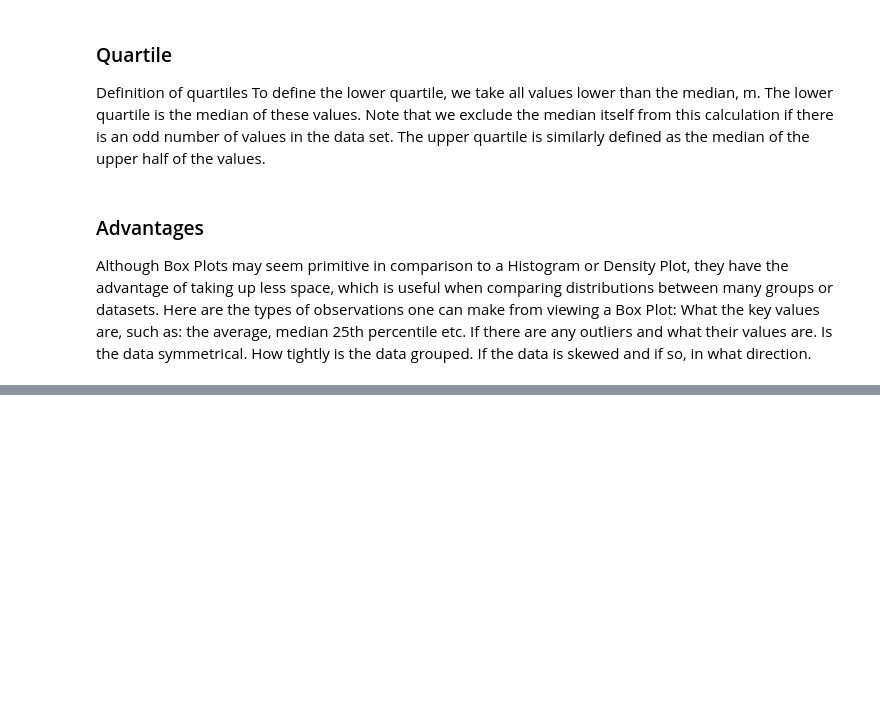
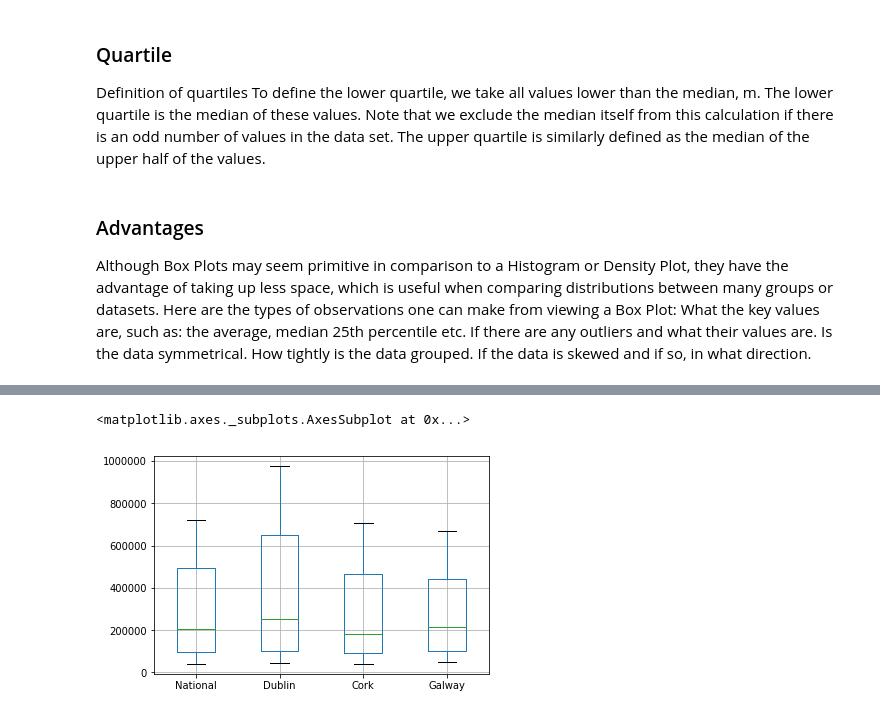
Before and after one commit to eamonnofarrell/Boxplot, a Jupyter notebook: BoxPlot_Project .ipynb, the cells around one changed output, grey strips where cells are left out. Drawn from its saved outputs; the diff is of its cells as text; code cells hidden in the pictures; blank space fills up the shorter version.

```diff
--- a/BoxPlot_Project .ipynb
+++ b/BoxPlot_Project .ipynb
@@ -35,3 +35,8 @@ If there are any outliers and what their values are.
 Is the data symmetrical.
 How tightly is the data grouped.
 If the data is skewed and if so, in what direction.
+# %%
+import pandas as pd
+import numpy as np
+df = pd.read_csv('Houses.csv')
+df.describe
@@ -37,0 +61,5 @@ If the data is skewed and if so, in what direction.
+# %%
+df.boxplot(column=['National', 'Dublin', 'Cork', 'Galway'])
+# %% [output]
+<matplotlib.axes._subplots.AxesSubplot at 0x...>
+[figure, added]
```
Also changed, not shown: parts of 1 cell of this notebook.
